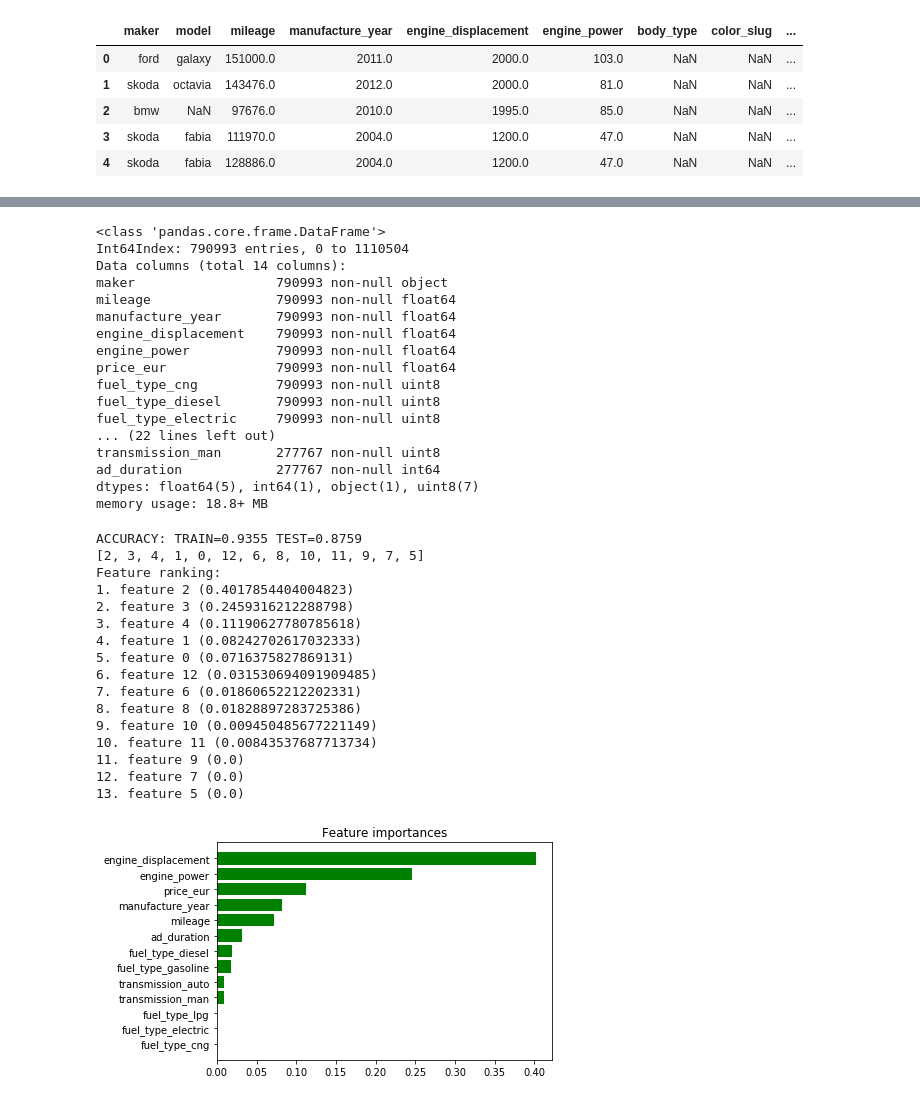
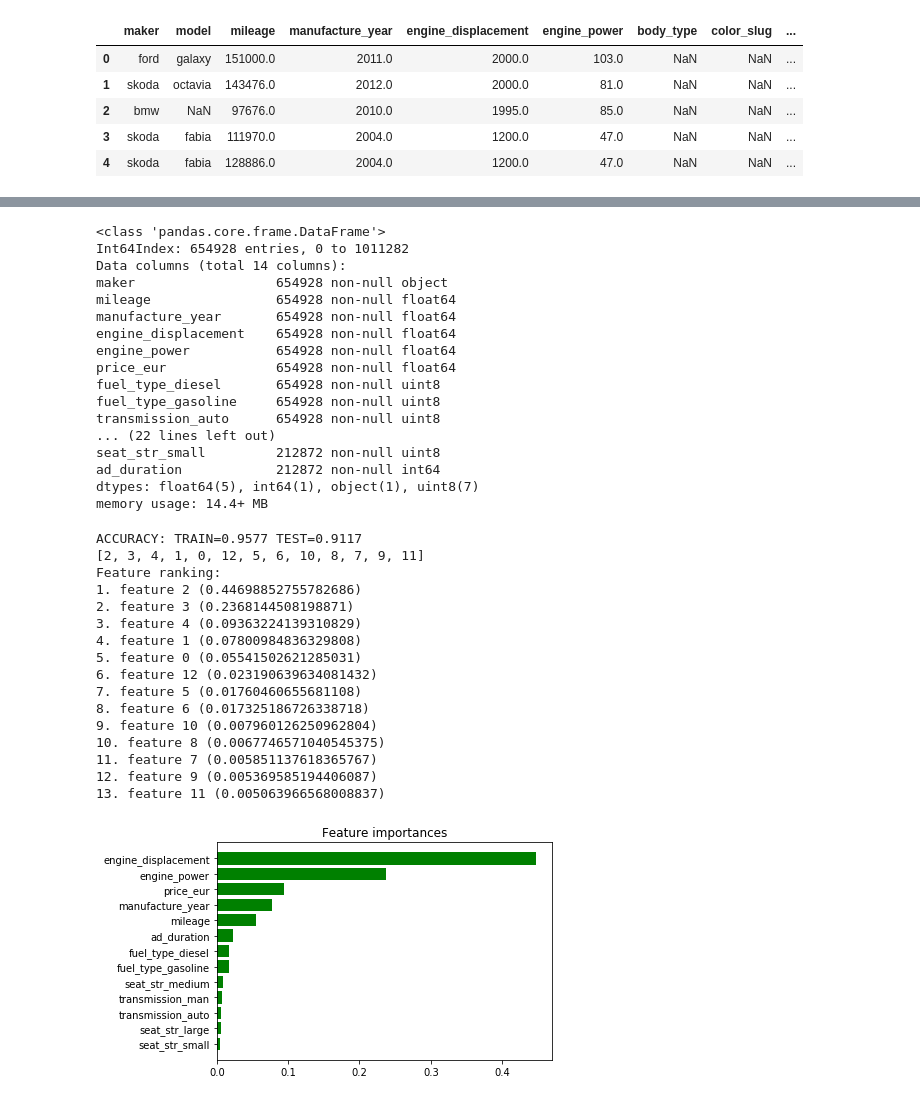
Before and after one commit to daniele-salerno/appunti-ml, a Jupyter notebook: 3_classificatori_non_lineari/cars.ipynb, the cells around one changed output, grey strips where cells are left out. Drawn from its saved outputs; the diff is of its cells as text; code cells hidden in the pictures.

```diff
--- a/3_classificatori_non_lineari/cars.ipynb
+++ b/3_classificatori_non_lineari/cars.ipynb
@@ -56,0 +37,5 @@ dtype: int64
+# %%
+df = df[df["price_eur"] != 1295.34]
+df = df[df["price_eur"] > 200.00]
+
+print(df.isna().sum())
@@ -116,6 +168,6 @@ df = df.drop(features_to_drop, axis="columns")
 # %%
-features_to_drop = ["date_created", "date_last_seen"]
-df = df.drop(features_to_drop, axis="columns")
+# features_to_drop = ["date_created", "date_last_seen"]
+# df = df.drop(features_to_drop, axis="columns")
 
 df_with_maker = df[df['maker'].notna()]
 df_with_maker.info(null_counts=True)
@@ -124,22 +176,22 @@ df_no_maker = df[df['maker'].isna()]
 df_no_maker.info(null_counts=True)
 # %% [output]
 <class 'pandas.core.frame.DataFrame'>
-Int64Index: 790993 entries, 0 to 1110504
+Int64Index: 654928 entries, 0 to 1011282
 Data columns (total 14 columns):
-maker                  790993 non-null object
-mileage                790993 non-null float64
-manufacture_year       790993 non-null float64
-engine_displacement    790993 non-null float64
-engine_power           790993 non-null float64
-price_eur              790993 non-null float64
-fuel_type_cng          790993 non-null uint8
-fuel_type_diesel       790993 non-null uint8
-fuel_type_electric     790993 non-null uint8
+maker                  654928 non-null object
+mileage                654928 non-null float64
+manufacture_year       654928 non-null float64
+engine_displacement    654928 non-null float64
+engine_power           654928 non-null float64
+price_eur              654928 non-null float64
+fuel_type_diesel       654928 non-null uint8
+fuel_type_gasoline     654928 non-null uint8
+transmission_auto      654928 non-null uint8
 ... (22 lines left out)
-transmission_man       277767 non-null uint8
-ad_duration            277767 non-null int64
+seat_str_small         212872 non-null uint8
+ad_duration            212872 non-null int64
 dtypes: float64(5), int64(1), object(1), uint8(7)
-memory usage: 18.8+ MB
+memory usage: 14.4+ MB
 # %%
 from sklearn.model_selection import train_test_split
 
@@ -153,53 +205,53 @@ from sklearn.metrics import log_loss
 from sklearn.metrics import accuracy_score
 import matplotlib.pyplot as plt
 
 %matplotlib inline
 
 forest = RandomForestClassifier(n_estimators=35, max_depth=25, random_state=False, max_features=0.6, min_samples_leaf=3)
 
 forest.fit(X_train, Y_train)
 
 y_pred_train = forest.predict(X_train)
 y_pred = forest.predict(X_test)
 
 accuracy_train = accuracy_score(Y_train, y_pred_train)
 accuracy_test = accuracy_score(Y_test, y_pred)
 
 print("ACCURACY: TRAIN=%.4f TEST=%.4f" % (accuracy_train,accuracy_test))
 
 importances = forest.feature_importances_
 indices = list(np.argsort(importances))[::-1]
 print(indices)
 
-print("Feature ranking:")
-for count, f in enumerate(indices):
-    print("{0}. feature {1} ({2})".format(count+1, f, importances[f]))
+# print("Feature ranking:")
+# for count, f in enumerate(indices):
+#     print("{0}. feature {1} ({2})".format(count+1, f, importances[f]))
 
 plt.title("Feature importances")
 plt.barh(range(len(indices)), importances[indices], color="g", align="center")
 plt.yticks(range(len(indices)), df_with_maker.iloc[:, 1:].columns[indices])
 # plt.ylim([-1, len(indices)])
 plt.gca().invert_yaxis()
 
-##ACCURACY: TRAIN=0.9378 TEST=0.8853
+##ACCURACY: TRAIN=0.9577 TEST=0.9117
 # %% [output]
-ACCURACY: TRAIN=0.9355 TEST=0.8759
-[2, 3, 4, 1, 0, 12, 6, 8, 10, 11, 9, 7, 5]
+ACCURACY: TRAIN=0.9577 TEST=0.9117
+[2, 3, 4, 1, 0, 12, 5, 6, 10, 8, 7, 9, 11]
 Feature ranking:
-1. feature 2 (0.4017854404004823)
-2. feature 3 (0.2459316212288798)
-3. feature 4 (0.11190627780785618)
-4. feature 1 (0.08242702617032333)
-5. feature 0 (0.0716375827869131)
-6. feature 12 (0.031530694091909485)
-7. feature 6 (0.01860652212202331)
-8. feature 8 (0.01828897283725386)
-9. feature 10 (0.009450485677221149)
-10. feature 11 (0.00843537687713734)
-11. feature 9 (0.0)
-12. feature 7 (0.0)
-13. feature 5 (0.0)
+1. feature 2 (0.44698852755782686)
+2. feature 3 (0.2368144508198871)
+3. feature 4 (0.09363224139310829)
+4. feature 1 (0.07800984836329808)
+5. feature 0 (0.05541502621285031)
+6. feature 12 (0.023190639634081432)
+7. feature 5 (0.01760460655681108)
+8. feature 6 (0.017325186726338718)
+9. feature 10 (0.007960126250962804)
+10. feature 8 (0.0067746571040545375)
+11. feature 7 (0.005851137618365767)
+12. feature 9 (0.005369585194406087)
+13. feature 11 (0.005063966568008837)
-[figure, old version]
+[figure, new version]
 # %%
 df_no_maker = df_no_maker.drop('maker', axis=1)
 prediction = forest.predict(df_no_maker)
```
Also changed, not shown: parts of 14 cells of this notebook, 1 other file.
